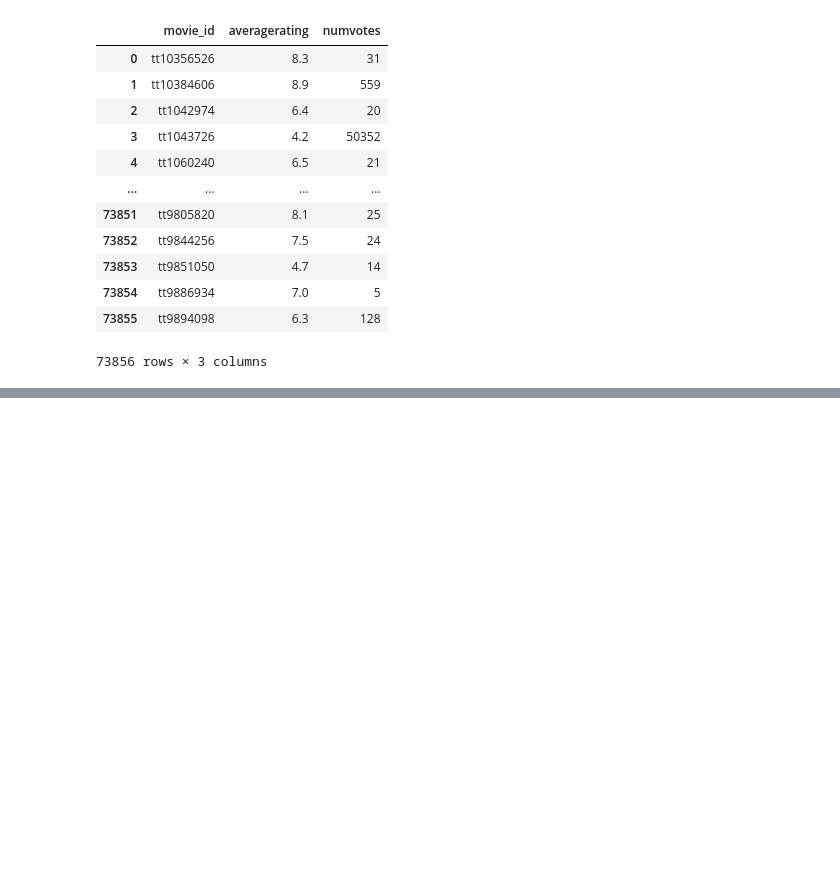
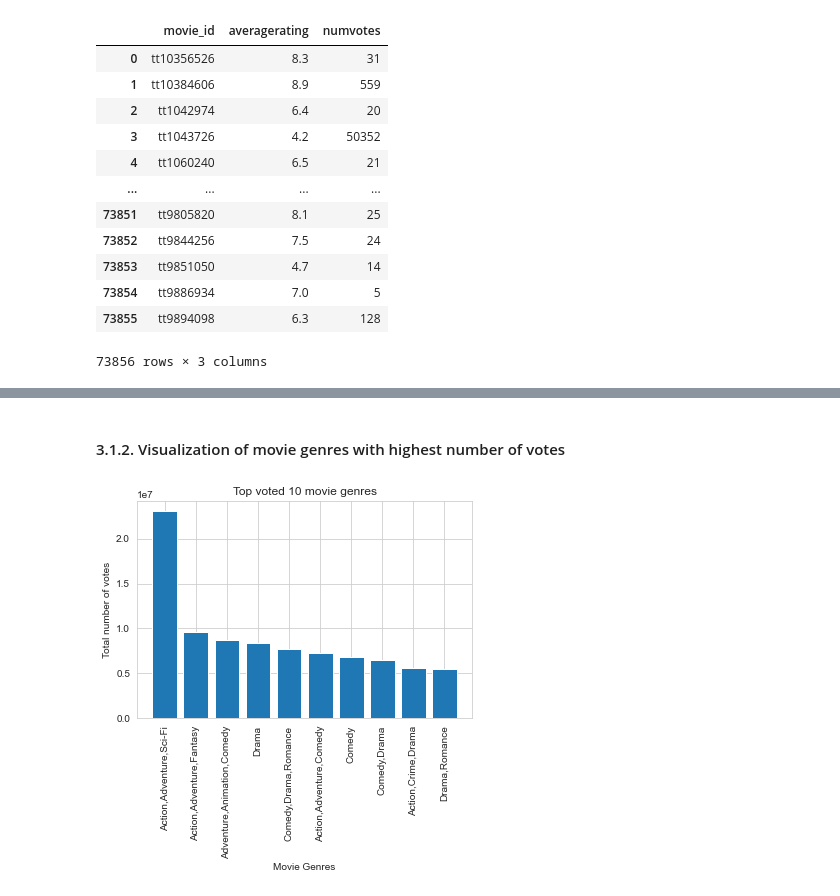
Before and after one commit to mkiganane20/Group3_Phase_Two_Project, a Jupyter notebook: group3_phase_two_project.ipynb, the cells around one changed output, grey strips where cells are left out. Cells and saved outputs as stored; diff of their text form; code cells hidden in the pictures; blank space fills up the shorter version.

```diff
--- a/group3_phase_two_project.ipynb
+++ b/group3_phase_two_project.ipynb
@@ -40,6 +40,7 @@ import matplotlib.pyplot as plt
 import seaborn as sns
 import warnings
 warnings.filterwarnings('ignore')
+sns.set_style('whitegrid')
 
 import pickle
 # %% [markdown]
@@ -158,0 +149,13 @@ data
+# %%
+# top 10 movie genres with highest number of votes and average rating
+q = """
+    SELECT genres, SUM(numvotes) AS Total_numvotes, AVG(averagerating) AS Avg_averagerating
+      FROM movie_basics
+           JOIN movie_ratings
+           USING(movie_id)
+  GROUP BY genres
+  ORDER BY Total_numvotes DESC, Avg_averagerating DESC
+     LIMIT 10
+    """
+genres_top_vote_and_rate = pd.read_sql(q, conn)
+genres_top_vote_and_rate
@@ -158,0 +174,12 @@ data
+# %% [markdown]
+#### 3.1.2. Visualization of movie genres with highest number of votes
+# %%
+# plot bar graph of top ten genres of movies with highest total number of votes
+plt.bar(genres_top_vote_and_rate['genres'], genres_top_vote_and_rate['Total_numvotes'])
+plt.xlabel('Movie Genres')
+plt.ylabel('Total number of votes')
+plt.title('Top voted 10 movie genres')
+plt.xticks(rotation=90)  # Rotate x-axis labels for better readability
+plt.show()
+# %% [output]
+[figure, added]
```
Also changed, not shown: parts of 24 cells of this notebook.
